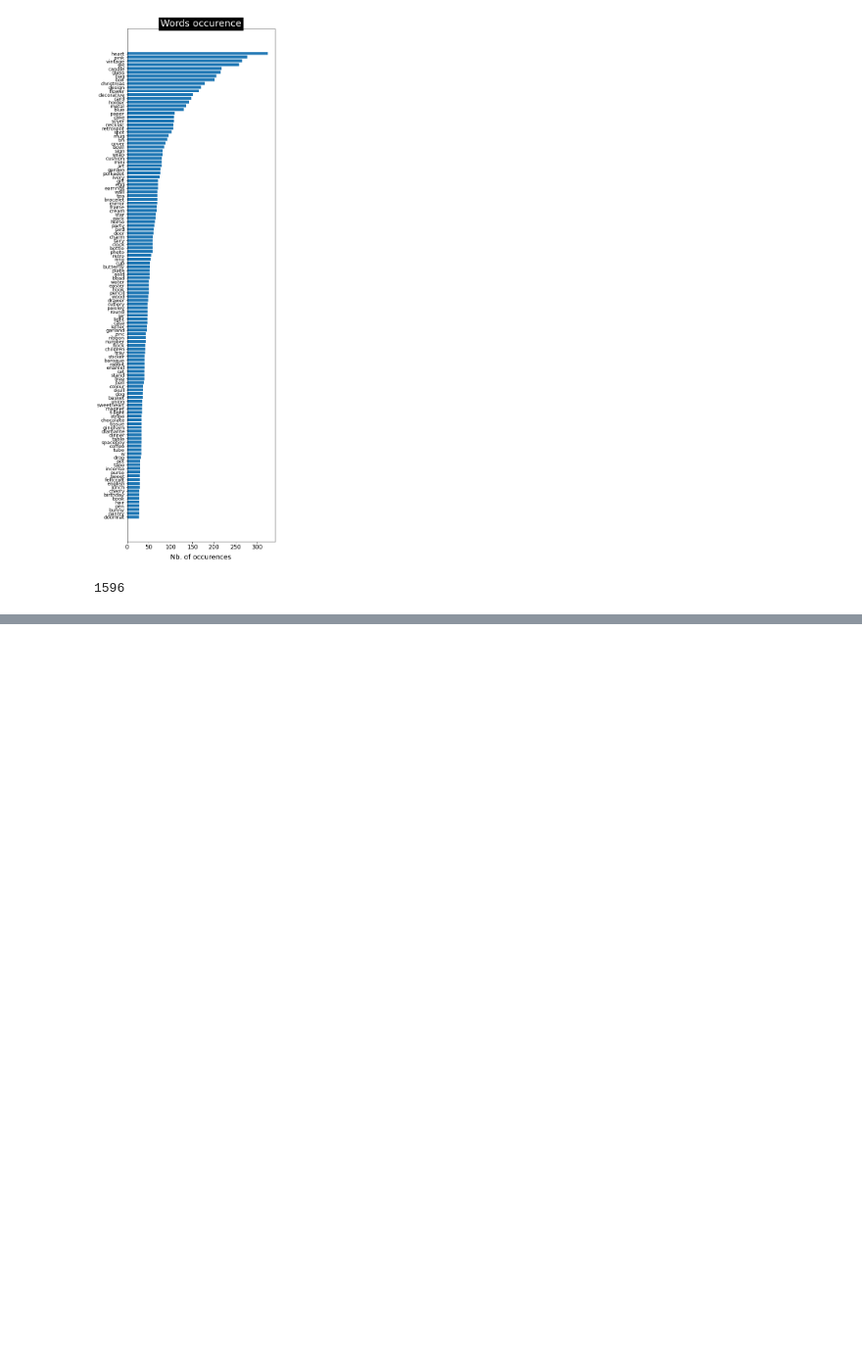
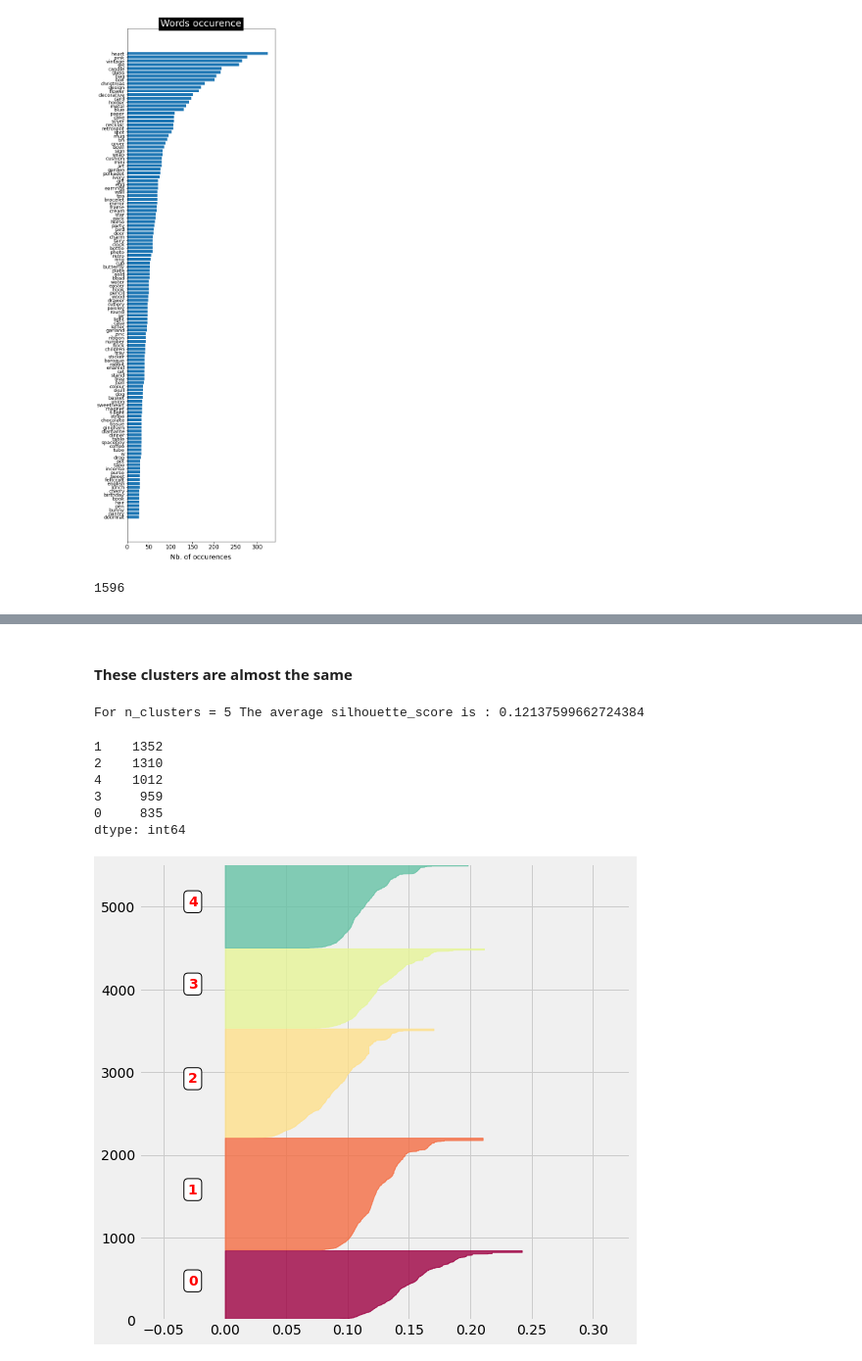
Before and after one commit to heisenberg1804/Customer-Retail-Data-Analysis, a Jupyter notebook: Customer_Retail_EDA.ipynb, the cells around one changed output, grey strips where cells are left out. Shown at 98% size. Cells and saved outputs as stored; diff of their text form; code cells hidden in the pictures; blank space fills up the shorter version.

```diff
--- a/Customer_Retail_EDA.ipynb
+++ b/Customer_Retail_EDA.ipynb
@@ -723,0 +1001,9 @@ SyntaxError: invalid syntax (<ipython-input-184-2b1ffd8adc66>, line 1)
+# %%
+
+matrix = X.to_numpy()
+for n_clusters in range(3,10):
+    kmeans = KMeans(init='k-means++', n_clusters = n_clusters, n_init=30)
+    kmeans.fit(matrix)
+    clusters = kmeans.predict(matrix)
+    silhouette_avg = silhouette_score(matrix, clusters)
+    print("For n_clusters =", n_clusters, "The average silhouette_score is :", silhouette_avg)
@@ -723,0 +1018,35 @@ SyntaxError: invalid syntax (<ipython-input-184-2b1ffd8adc66>, line 1)
+# %% [markdown]
+#### These clusters are almost the same
+# %%
+n_clusters = 5
+silhouette_avg = -1
+while silhouette_avg < 0.08:
+    kmeans = KMeans(init='k-means++', n_clusters = n_clusters, n_init=30)
+    kmeans.fit(matrix)
+    clusters = kmeans.predict(matrix)
+    silhouette_avg = silhouette_score(matrix, clusters)
+
+    #km = kmodes.KModes(n_clusters = n_clusters, init='Huang', n_init=2, verbose=0)
+    #clusters = km.fit_predict(matrix)
+    #silhouette_avg = silhouette_score(matrix, clusters)
+    print("For n_clusters =", n_clusters, "The average silhouette_score is :", silhouette_avg)
+# %% [output]
+For n_clusters = 5 The average silhouette_score is : 0.12137599662724384
+# %%
+pd.Series(clusters).value_counts()
+# %% [output]
+1    1352
+2    1310
+4    1012
+3     959
+0     835
+dtype: int64
+# %%
+#____________________________________
+# define individual silouhette scores
+sample_silhouette_values_with_price = silhouette_samples(matrix, clusters)
+#__________________
+# and do the graph
+graph_component_silhouette(n_clusters, [-0.07, 0.33], len(X), sample_silhouette_values_with_price, clusters)
+# %% [output]
+[figure, added]
```
Also changed, not shown: parts of 68 cells of this notebook.
